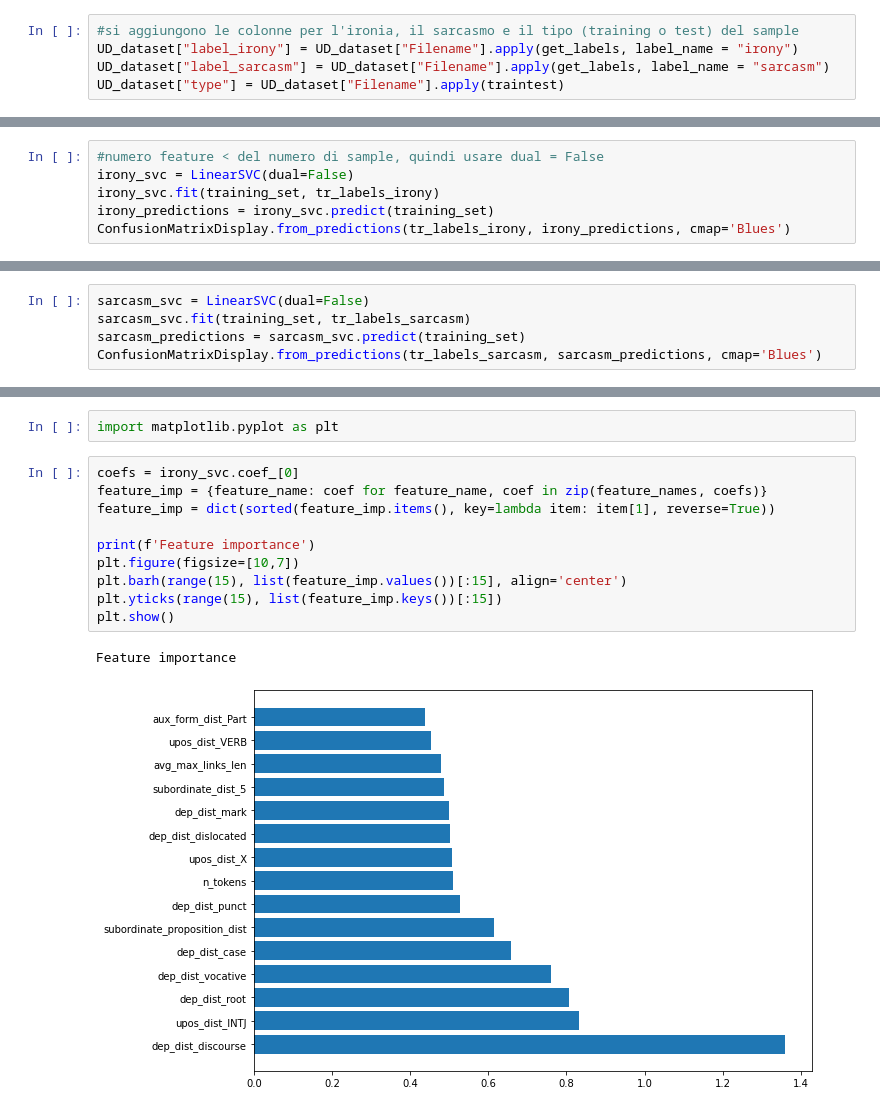
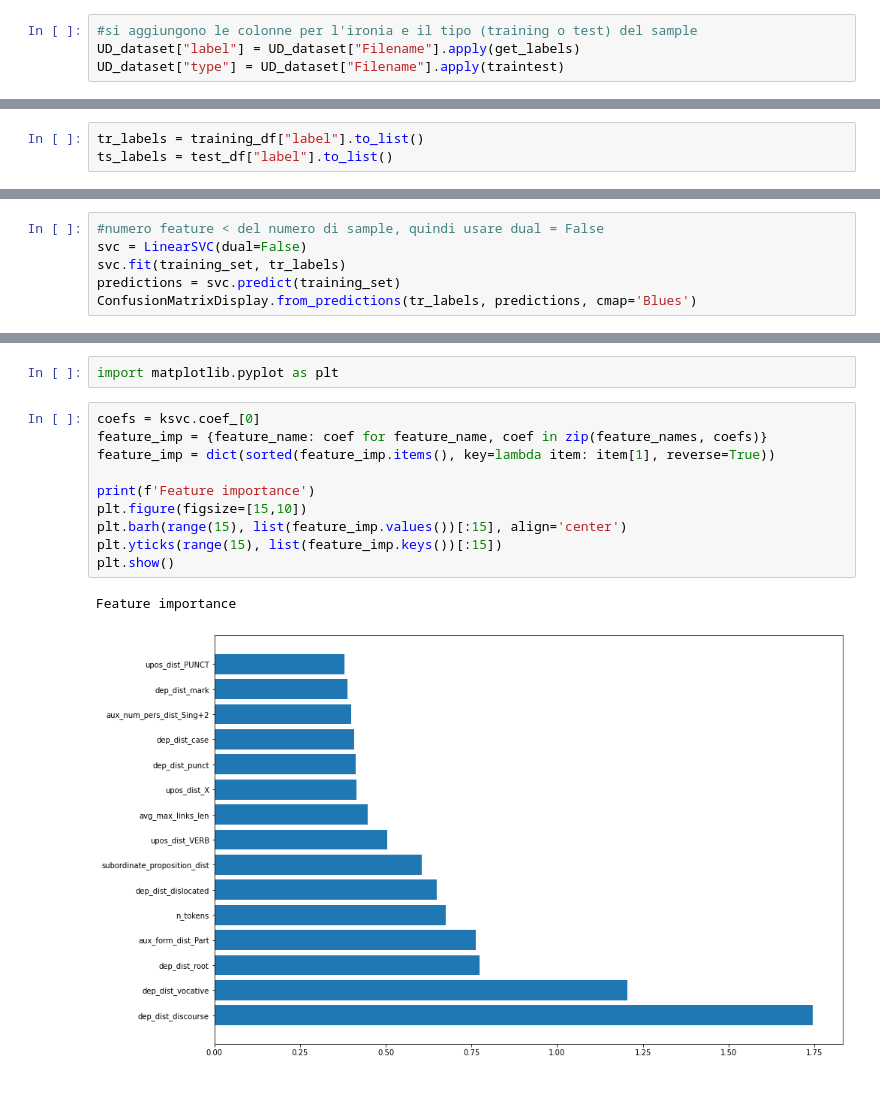
Before and after one commit to alicebergonzini/LCII_project, a Jupyter notebook: 1_svmUD/project.ipynb, the cells around one changed output, grey strips where cells are left out. Drawn from its saved outputs; the diff is of its cells as text.

```diff
--- a/1_svmUD/project.ipynb
+++ b/1_svmUD/project.ipynb
@@ -79,9 +76,8 @@ def traintest(x):
     else:
         return "test"
 # %%
-#si aggiungono le colonne per l'ironia, il sarcasmo e il tipo (training o test) del sample
-UD_dataset["label_irony"] = UD_dataset["Filename"].apply(get_labels, label_name = "irony")
-UD_dataset["label_sarcasm"] = UD_dataset["Filename"].apply(get_labels, label_name = "sarcasm")
+#si aggiungono le colonne per l'ironia e il tipo (training o test) del sample
+UD_dataset["label"] = UD_dataset["Filename"].apply(get_labels)
 UD_dataset["type"] = UD_dataset["Filename"].apply(traintest)
 # %%
 UD_dataset.head()
@@ -117,3 +108,6 @@ ts_labels_sarcasm = test_df["label_sarcasm"].to_list()
+# %%
+tr_labels = training_df["label"].to_list()
+ts_labels = test_df["label"].to_list()
 # %%
 #contiamo i sample per training e test, e il numero di feature
 print(f'Training: {len(training_set)}')
@@ -157,10 +151,10 @@ from sklearn.svm import LinearSVC
 from sklearn.metrics import classification_report, ConfusionMatrixDisplay, confusion_matrix
 # %%
 #numero feature < del numero di sample, quindi usare dual = False
-irony_svc = LinearSVC(dual=False)
-irony_svc.fit(training_set, tr_labels_irony)
-irony_predictions = irony_svc.predict(training_set)
-ConfusionMatrixDisplay.from_predictions(tr_labels_irony, irony_predictions, cmap='Blues')
+svc = LinearSVC(dual=False)
+svc.fit(training_set, tr_labels)
+predictions = svc.predict(training_set)
+ConfusionMatrixDisplay.from_predictions(tr_labels, predictions, cmap='Blues')
 # %% [output]
 <sklearn.metrics._plot.confusion_matrix.ConfusionMatrixDisplay at 0x...>
 [figure]
@@ -175,8 +169,3 @@ print(classification_report(tr_labels_irony, irony_predictions)) # output_dict=T
     accuracy                           0.67      3977
    macro avg       0.67      0.67      0.67      3977
 weighted avg       0.67      0.67      0.67      3977
-# %%
-sarcasm_svc = LinearSVC(dual=False)
-sarcasm_svc.fit(training_set, tr_labels_sarcasm)
-sarcasm_predictions = sarcasm_svc.predict(training_set)
-ConfusionMatrixDisplay.from_predictions(tr_labels_sarcasm, sarcasm_predictions, cmap='Blues')
@@ -397,15 +296,15 @@ weighted avg       0.57      0.75      0.65       872
 # %%
 import matplotlib.pyplot as plt
 # %%
-coefs = irony_svc.coef_[0]
+coefs = ksvc.coef_[0]
 feature_imp = {feature_name: coef for feature_name, coef in zip(feature_names, coefs)}
 feature_imp = dict(sorted(feature_imp.items(), key=lambda item: item[1], reverse=True))
 
 print(f'Feature importance')
-plt.figure(figsize=[10,7])
+plt.figure(figsize=[15,10])
 plt.barh(range(15), list(feature_imp.values())[:15], align='center')
 plt.yticks(range(15), list(feature_imp.keys())[:15])
 plt.show()
 # %% [output]
 Feature importance
-[figure, old version]
+[figure, new version]
```
Also changed, not shown: parts of 25 cells of this notebook.
